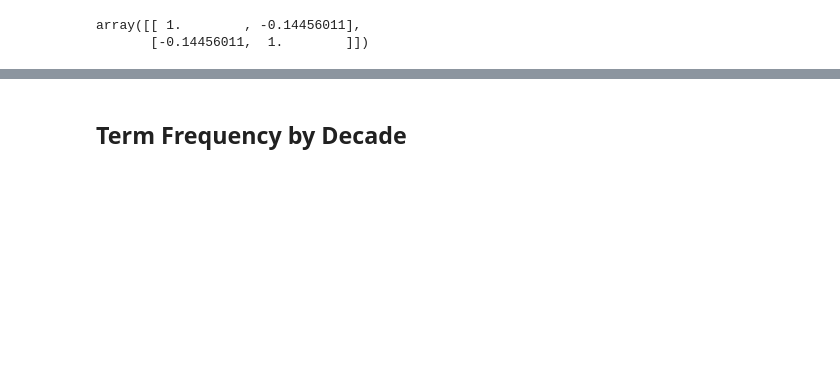
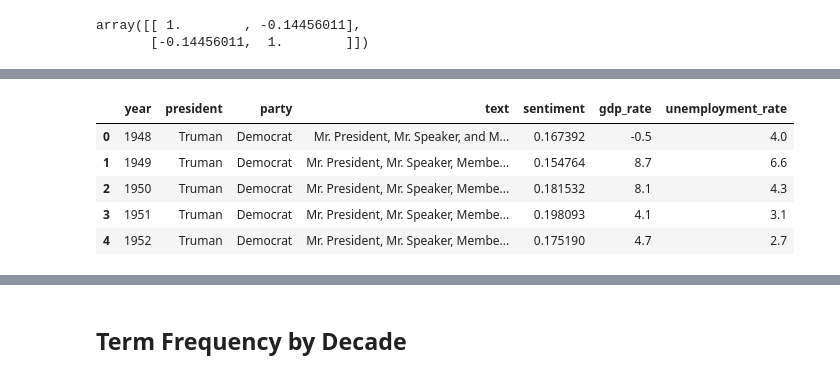
Before and after one commit to ksenluu/NU_453_NLP, a Jupyter notebook: A.3 Final Report - SOTU.ipynb, the cells around one changed output, grey strips where cells are left out. Drawn from its saved outputs; the diff is of its cells as text; code cells hidden in the pictures; blank space fills up the shorter version.

```diff
--- a/A.3 Final Report - SOTU.ipynb
+++ b/A.3 Final Report - SOTU.ipynb
@@ -1284,0 +891,2 @@ plt.show()
+# %%
+employment_df = pd.read_csv("https://raw.githubusercontent.com/ksenluu/NU_453_NLP/master/Data/unemployment_data.csv")
@@ -1284,0 +899,10 @@ plt.show()
+# %%
+data_sa_emp = data_sa_emp[data_sa_emp['unemployment_rate'].notna()].sort_values('year').reset_index(drop=True)
+data_sa_emp.head()
+# %% [output]
+|  | year | president | party | text | sentiment | gdp_rate | unemployment_rate |
+| 0 | 1948 | Truman | Democrat | Mr. President, Mr. Speaker, and M... | 0.167392 | -0.5 | 4.0 |
+| 1 | 1949 | Truman | Democrat | Mr. President, Mr. Speaker, Membe... | 0.154764 | 8.7 | 6.6 |
+| 2 | 1950 | Truman | Democrat | Mr. President, Mr. Speaker, Membe... | 0.181532 | 8.1 | 4.3 |
+| 3 | 1951 | Truman | Democrat | Mr. President, Mr. Speaker, Membe... | 0.198093 | 4.1 | 3.1 |
+| 4 | 1952 | Truman | Democrat | Mr. President, Mr. Speaker, Membe... | 0.175190 | 4.7 | 2.7 |
```
Also changed, not shown: parts of 44 cells of this notebook, 2 other files.
